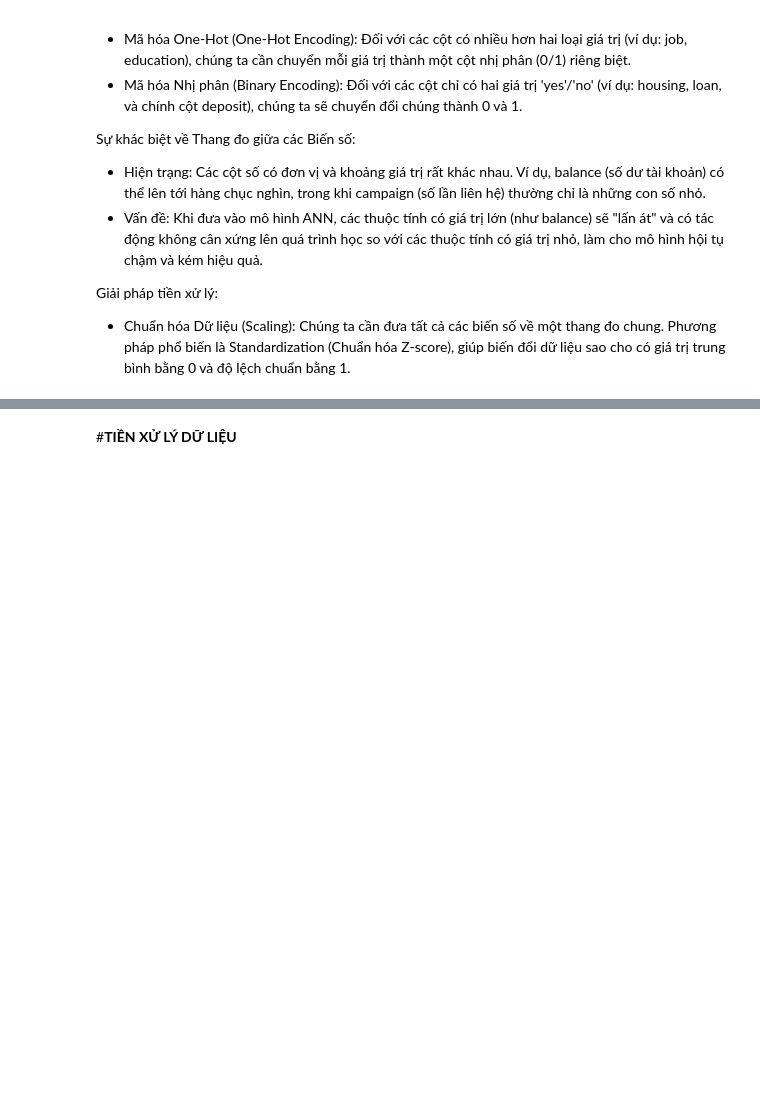
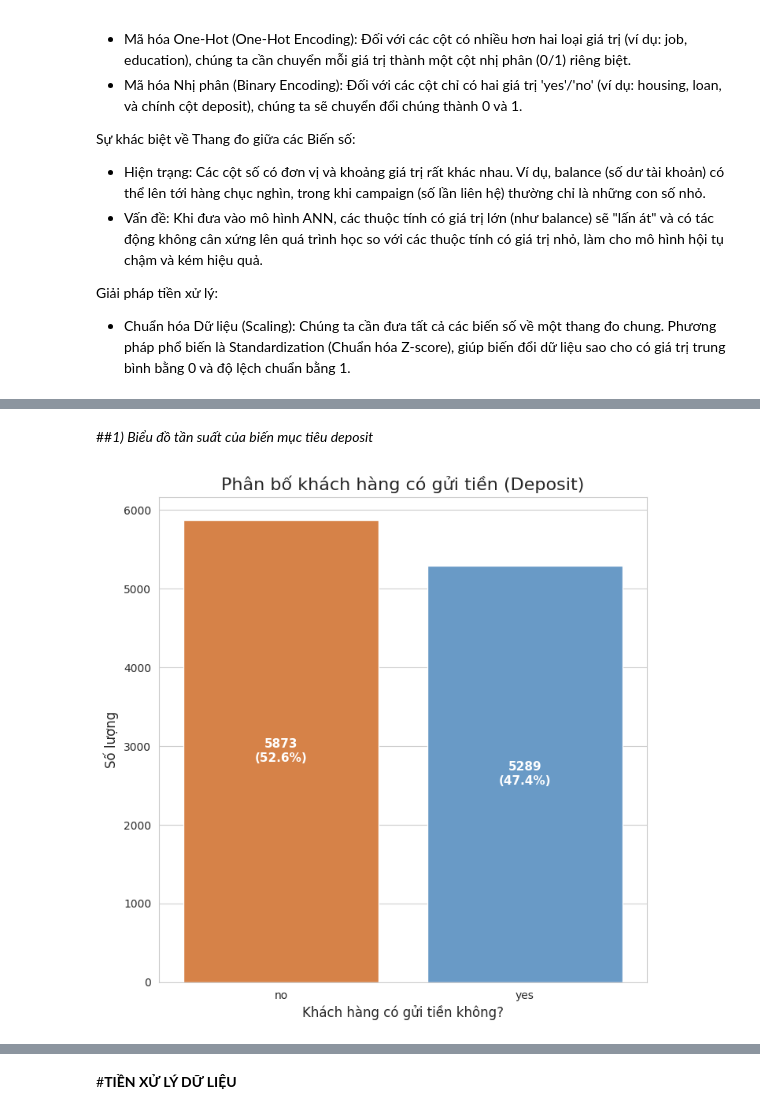
Before and after one commit to ThinhdanghocDE/BTL-AI, a Jupyter notebook: BTL_AI.ipynb, the cells around one changed output, grey strips where cells are left out. Drawn from its saved outputs; the diff is of its cells as text; code cells hidden in the pictures; blank space fills up the shorter version.

```diff
--- a/BTL_AI.ipynb
+++ b/BTL_AI.ipynb
@@ -338,0 +343,3 @@ Giải pháp tiền xử lý:
+# %%
+df=pd.read_csv(r"/Goc.csv")
+df.head(10)
@@ -338,0 +358,38 @@ Giải pháp tiền xử lý:
+# %% [markdown]
+##*1) Biểu đồ tần suất của biến mục tiêu deposit*
+# %%
+import seaborn as sns
+import matplotlib.pyplot as plt
+
+sns.set_style('whitegrid')
+
+# Vẽ biểu đồ đếm cho biến 'deposit'
+plt.figure(figsize=(8, 8))
+ax = sns.countplot(
+    x='deposit',
+    data=df,
+    hue='deposit',
+    palette=['#5A9BD5', '#ED7D31'],
+    order=['no', 'yes'],
+    legend=False
+)
+
+# Thêm tiêu đề và nhãn
+plt.title('Phân bố khách hàng có gửi tiền (Deposit)', fontsize=16)
+plt.xlabel('Khách hàng có gửi tiền không?', fontsize=12)
+plt.ylabel('Số lượng', fontsize=12)
+
+# Hiển thị số lượng và phần trăm BÊN TRONG cột
+for p in ax.patches:
+    height = p.get_height()
+    ax.text(
+        p.get_x() + p.get_width()/2.,
+        height * 0.5,  # Giữa cột
+        f'{int(height)}\n({height/len(df)*100:.1f}%)',
+        ha="center", va='center',
+        fontsize=11, color='white', weight='bold'
+    )
+
+plt.show()
+# %% [output]
+[figure, added]
```
Also changed, not shown: parts of 50 cells of this notebook.
